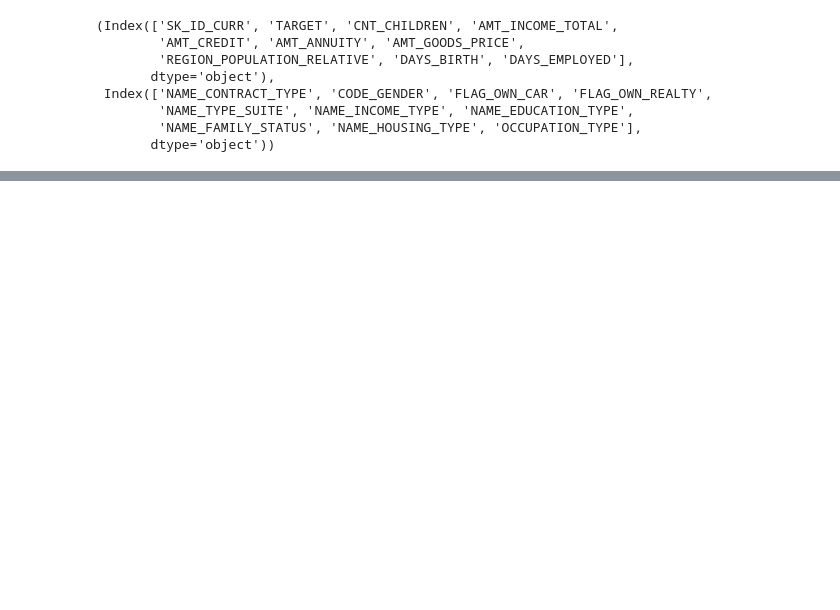
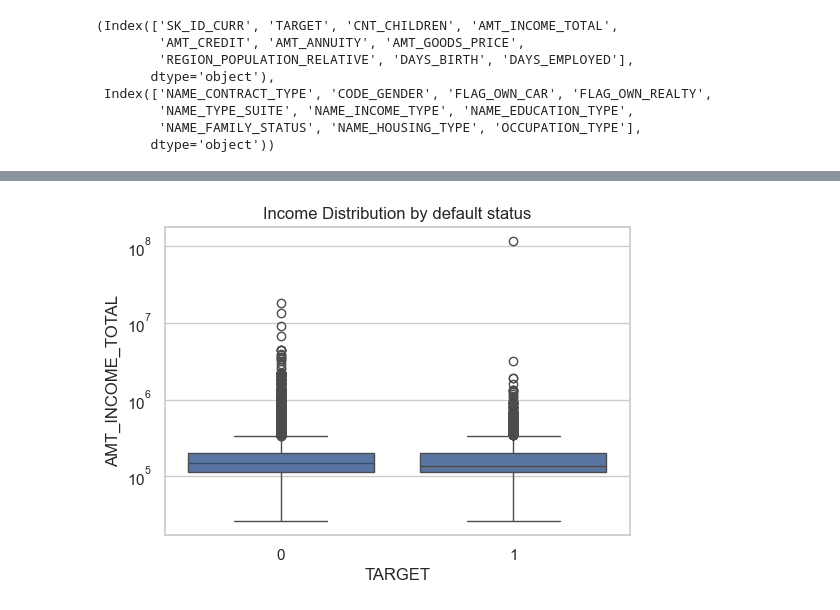
Before and after one commit to Vhutshilo0/home-credit-risk, a Jupyter notebook: notebooks/01_credit_risk_home_credit.ipynb, the cells around one changed output, grey strips where cells are left out. Cells and saved outputs as stored; diff of their text form; code cells hidden in the pictures; blank space fills up the shorter version.

```diff
--- a/notebooks/01_credit_risk_home_credit.ipynb
+++ b/notebooks/01_credit_risk_home_credit.ipynb
@@ -98,0 +147,9 @@ num_cols[:10], cat_cols[:10]
+# %%
+#Does income level reduce default risk ?
+plt.figure(figsize=(6,4))
+sns.boxplot(x="TARGET", y = "AMT_INCOME_TOTAL", data=df)
+plt.yscale("log")
+plt.title("Income Distribution by default status")
+plt.show()
+# %% [output]
+[figure, added]
```
Also changed, not shown: parts of 10 cells of this notebook.
